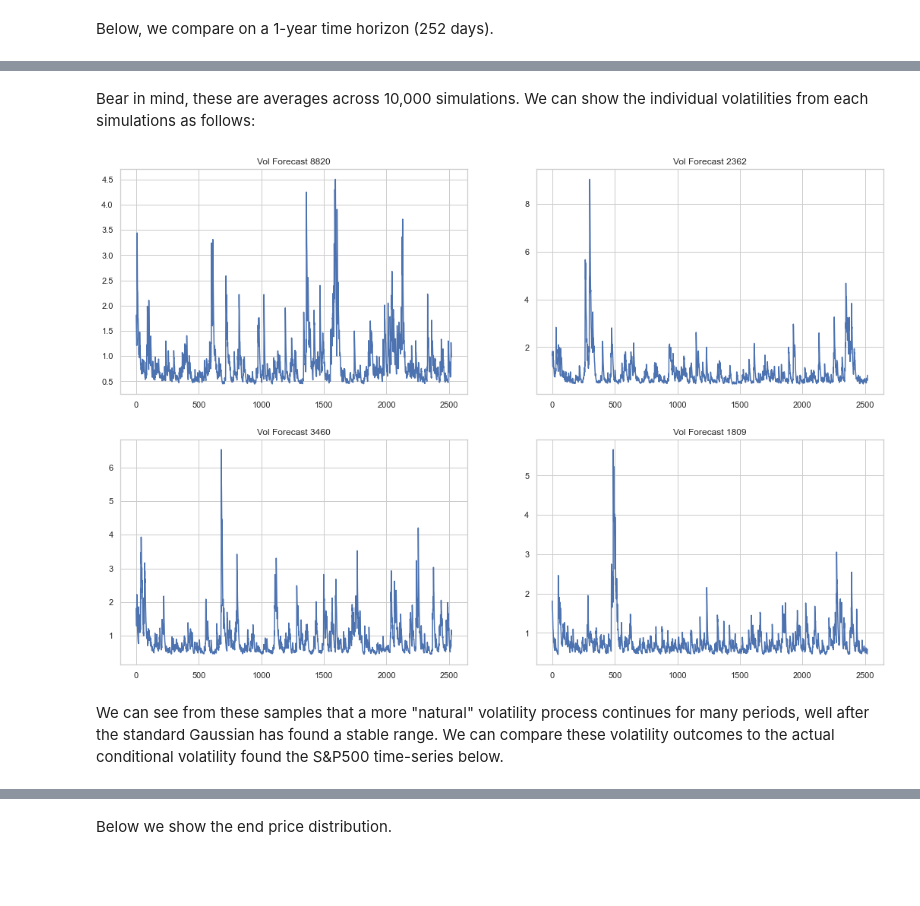
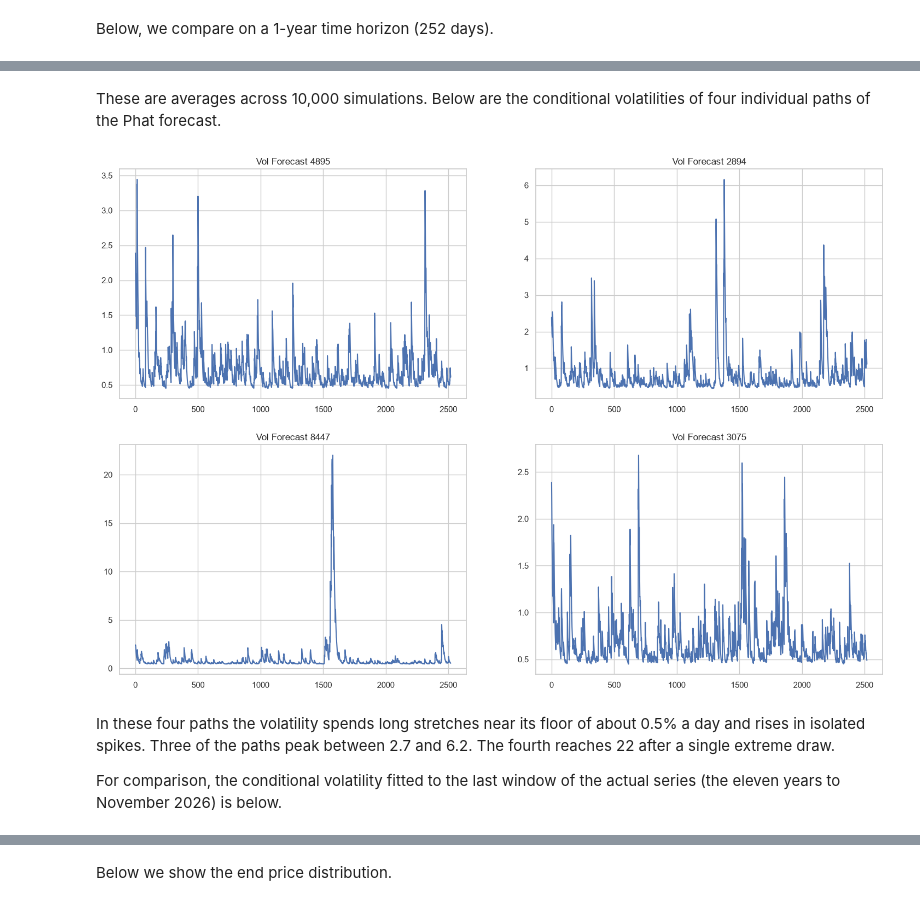
Before and after one commit to rjskene/phat, a Jupyter notebook: docs/notebooks/phatgarch.ipynb, the cells around one changed output, grey strips where cells are left out. Cells and saved outputs as stored; diff of their text form; code cells hidden in the pictures; blank space fills up the shorter version.

```diff
--- a/docs/notebooks/phatgarch.ipynb
+++ b/docs/notebooks/phatgarch.ipynb
@@ -326,0 +98,3 @@ Consistent with the quantile comparison earlier, the Phat performs better than t
+# %%
+phat = fit.dist
+fit.all_params, phat.std(), resids.std()
@@ -326,0 +156,18 @@ Consistent with the quantile comparison earlier, the Phat performs better than t
+# %%
+mle = ph.Phat.fit(resids)                 # all four parameters free
+t_params = scist.t.fit(resids)
+dists = {
+    'Phat (tail shapes from Hill)': phat,
+    'Phat (full MLE)': mle.dist,
+    "Student's T": scist.t(*t_params),
+    'Gaussian': normfit,
+}
+table = pd.DataFrame({
+    'log-likelihood': [d.logpdf(resids).sum() for d in dists.values()],
+    'std': [d.std() for d in dists.values()],
+    'P(Z < -4)': [d.cdf(-4) for d in dists.values()],
+    'P(Z > 4)': [d.sf(4) for d in dists.values()],
+}, index=list(dists))
+table.loc['Sample'] = [np.nan, resids.std(), (resids < -4).mean(), (resids > 4).mean()]
+print(mle.params_dict, t_params)
+table
@@ -335,11 +241,11 @@ days = 252
 mod = ph.Garchcaster(
     arma=arma22,
     garch=arch11,
-    iters=n,
-    periods=days,
+    n_paths=n,
+    horizon=days,
 )
-res1 = mod.forecast(dist=phat)
-res2 = mod.forecast()
+res1 = mod.forecast(dist=phat, random_state=gen)
+res2 = mod.forecast(random_state=gen)
 # %% [markdown]
 Below, we compare on a 1-year time horizon (252 days).
 # %%
@@ -359,6 +267,6 @@ Now, we compare over a 10-year horizon. We show the full spectrum on the left-ha
 # %%
-res3 = mod.forecast(dist=phat, periods=days*10)
-res4 = mod.forecast(periods=days*10)
+res3 = mod.forecast(dist=phat, horizon=days*10, random_state=gen)
+res4 = mod.forecast(horizon=days*10, random_state=gen)
 # %%
 fig, (ax1, ax2) = plt.subplots(1,2,figsize=(18,6))
 
@@ -380,18 +288,20 @@ plt.show()
-# %% [markdown]
-Bear in mind, these are averages across 10,000 simulations. We can show the individual volatilities from each simulations as follows:
+# %% [markdown]
+These are averages across 10,000 simulations. Below are the conditional volatilities of four individual paths of the Phat forecast.
 # %%
 fig, axs = plt.subplots(2,2,figsize=(18,12))
 axs = axs.flatten()
 
-for i, ax in zip(np.random.randint(0, n, size=axs.size), axs):
+for i, ax in zip(gen.integers(0, n, size=axs.size), axs):
     ax.plot(res3.vols[i], label='Phat Residuals')
     ax.set_title(f'Vol Forecast {i}')
 
 plt.show()
 # %% [output]
-[figure, old version]
+[figure, new version]
-# %% [markdown]
-We can see from these samples that a more "natural" volatility process continues for many periods, well after the standard Gaussian has found a stable range. We can compare these volatility outcomes to the actual conditional volatility found the S&P500 time-series below.
+# %% [markdown]
+In these four paths the volatility spends long stretches near its floor of about 0.5% a day and rises in isolated spikes. Three of the paths peak between 2.7 and 6.2. The fourth reaches 22 after a single extreme draw.
+
+For comparison, the conditional volatility fitted to the last window of the actual series (the eleven years to November 2026) is below.
 # %%
 fig, (ax1, ax2) = plt.subplots(1,2,figsize=(18,6))
 
```
Also changed, not shown: parts of 116 cells of this notebook, 4 other files.
